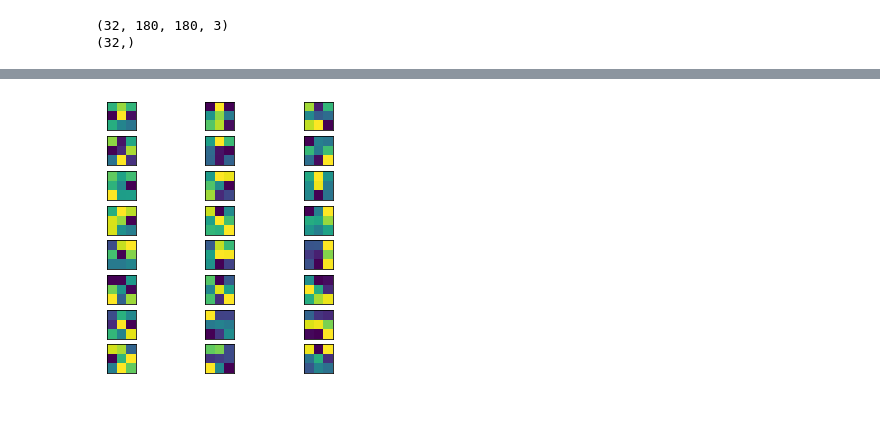
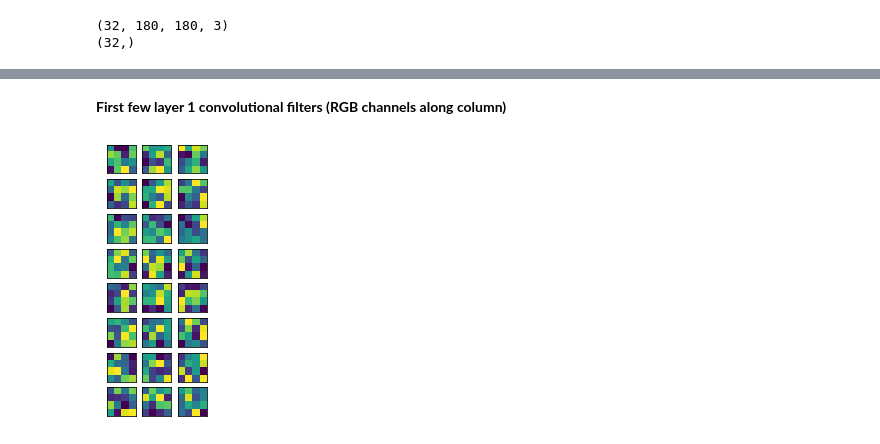
Before and after one commit to a-pt/cs6910-Assignment-2, a Jupyter notebook: PartA[4_5].ipynb, the cells around one changed output, grey strips where cells are left out. Saved outputs shown, nothing was run; the diff lists cells and outputs as text; code cells hidden in the pictures; blank space fills up the shorter version.

```diff
--- a/PartA[4_5].ipynb
+++ b/PartA[4_5].ipynb
@@ -106,10 +108,3 @@ AUTOTUNE = tf.data.AUTOTUNE
 ag_train_ds = ag_train_ds.cache().prefetch(buffer_size=AUTOTUNE)
 train_ds = train_ds.cache().prefetch(buffer_size=AUTOTUNE)
 valid_ds = valid_ds.cache().prefetch(buffer_size=AUTOTUNE)
-# %%
-num_classes = 10
-filter_no = [16,32,64,128,256]
-kernel_size = [3,3,3,3,3]
-act_function = ['relu','relu','relu','relu','relu']
-dense_act='relu'
-dense_neurons = 512
@@ -118 +121,25 @@ early_stopping = EarlyStopping(monitor='val_accuracy', patience=2, min_delta=0.0
+# %%
+def plot_train(history):
+  acc = history.history['accuracy']
+  val_acc = history.history['val_accuracy']
+
+  loss = history.history['loss']
+  val_loss = history.history['val_loss']
+
+  epochs_range = range(len(history.history['loss']))
+
+  plt.figure(figsize=(8, 8))
+  plt.subplot(2, 2, 1)
+  plt.plot(epochs_range, acc, label='Training Accuracy')
+  plt.plot(epochs_range, val_acc, label='Validation Accuracy')
+  plt.legend(loc='upper right')
+  plt.title('Training and Validation Accuracy')
+
+  plt.subplot(2, 2, 2)
+  plt.plot(epochs_range, loss, label='Training Loss')
+  plt.plot(epochs_range, val_loss, label='Validation Loss')
+  plt.legend(loc='upper right')
+  plt.title('Training and Validation Loss')
+  plt.show()
+  return
 # %%
@@ -164,2 +213,4 @@ Epoch 5/5
+# %%
+model = best_model()
 # %%
 model.summary()
@@ -281,0 +257,2 @@ print(filter_count,depth)
+# %% [markdown]
+**First few layer 1 convolutional filters (RGB channels along column)**
@@ -282,17 +263,17 @@ print(filter_count,depth)
 # %%
-ind=1
+ind=0
 plt.figure(figsize=(5, 5))
 for id in range(no_of_filter):
   filt=filters[:,:,:,id]
   for i in range(depth):
-    ax=plt.subplot(no_of_filter,depth,ind)
+    ax=plt.subplot(no_of_filter,no_of_filter,no_of_filter*ind+i+1)
     ax.set_xticks([])
     ax.set_yticks([])
     plt.imshow(filt[:,:,i])
-    ind+=1
+  ind+=1
 plt.show()
 # %% [output]
-[figure, old version]
+[figure, new version]
 # %%
 img = keras.preprocessing.image.load_img(rn_path, target_size=(img_height, img_width))
 img_array = keras.preprocessing.image.img_to_array(img)
```
Also changed, not shown: parts of 49 cells of this notebook.
